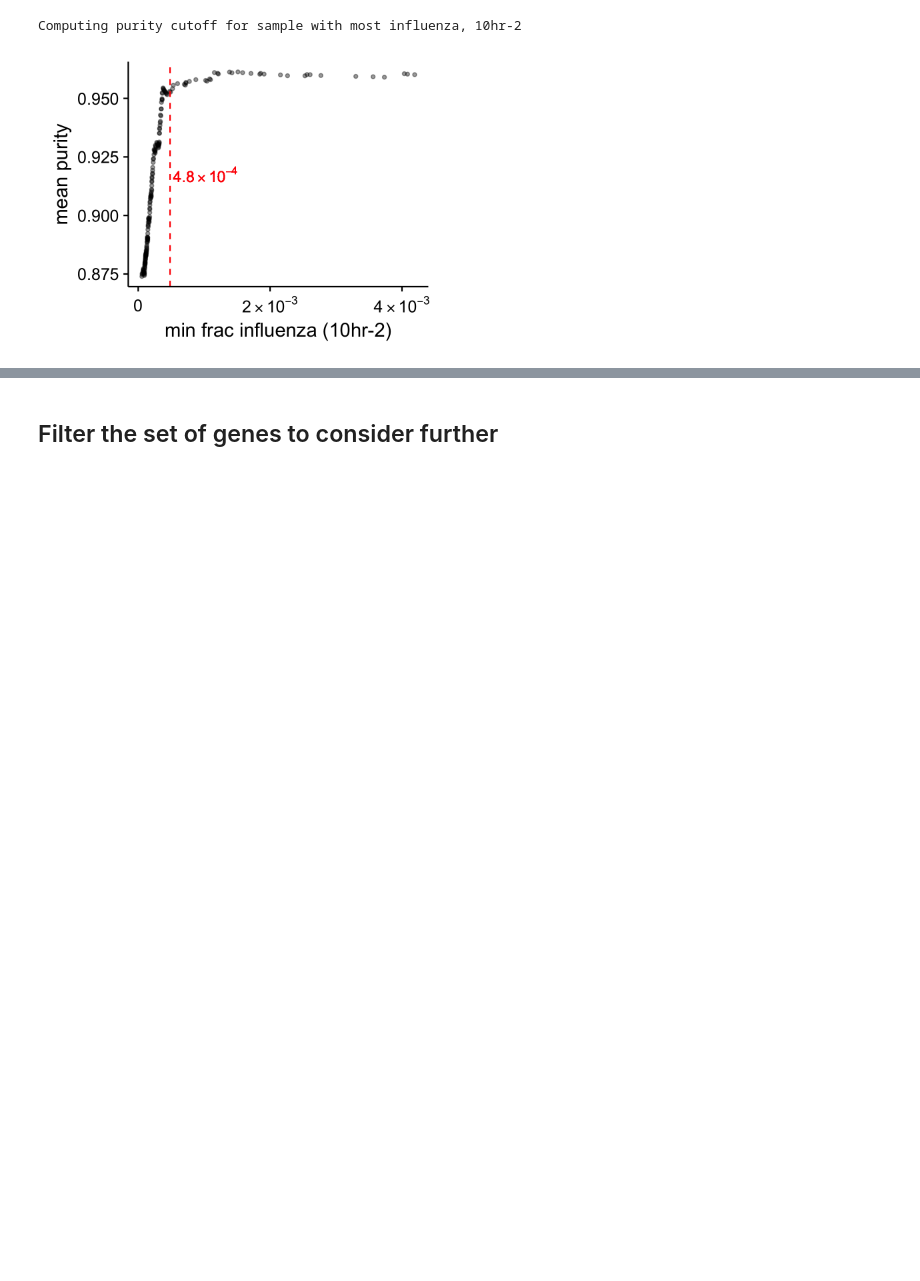
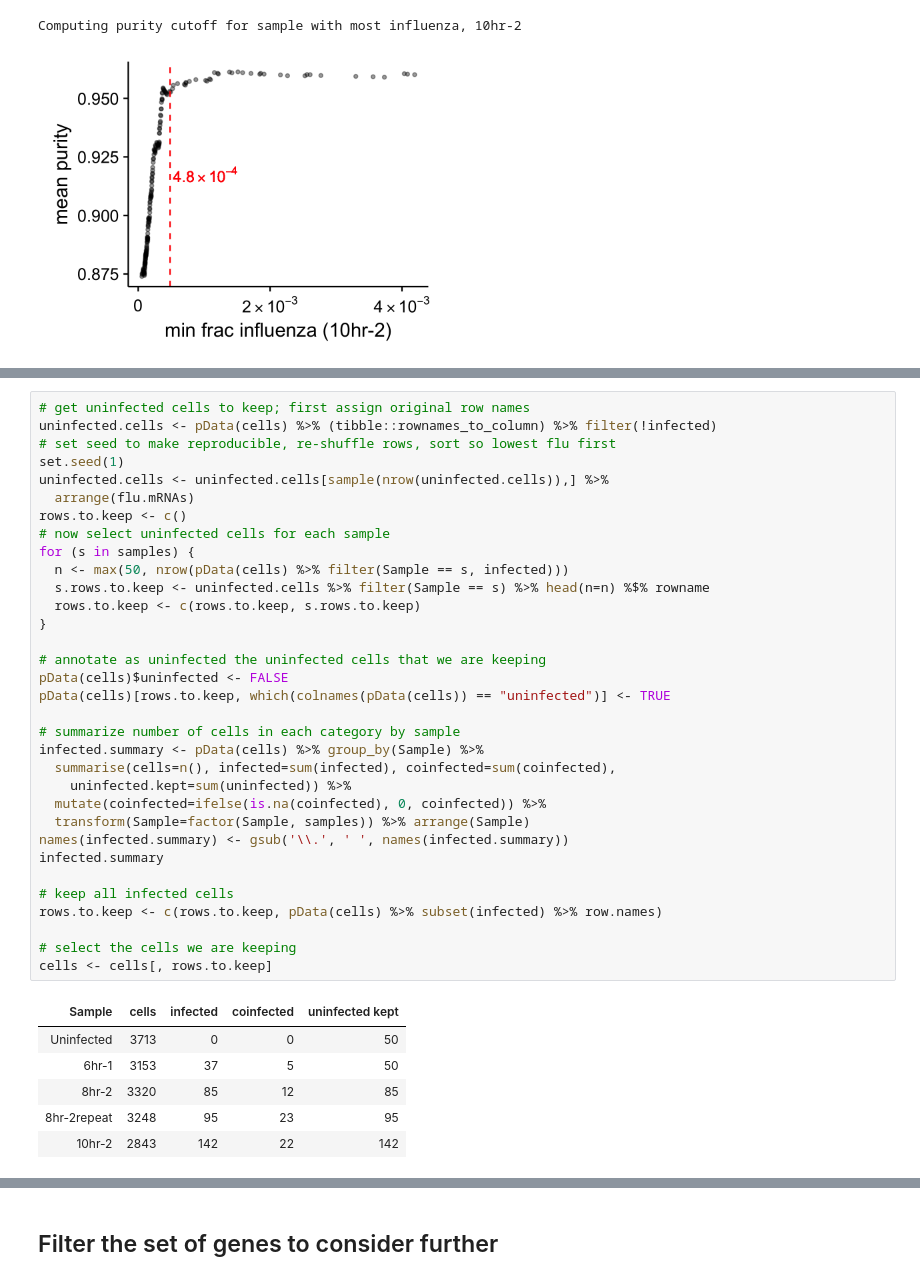
Before and after one commit to jbloomlab/flu_single_cell, a Jupyter notebook: monocle_analysis.ipynb, the cells around one changed output, grey strips where cells are left out. Drawn from its saved outputs; the diff is of its cells as text; blank space fills up the shorter version.

```diff
--- a/monocle_analysis.ipynb
+++ b/monocle_analysis.ipynb
@@ -446,0 +436,40 @@ saveShowPlot(p.frac.flu.summary, width=9, height=9.5)
+# %%
+# get uninfected cells to keep; first assign original row names
+uninfected.cells <- pData(cells) %>% (tibble::rownames_to_column) %>% filter(!infected)
+# set seed to make reproducible, re-shuffle rows, sort so lowest flu first
+set.seed(1)
+uninfected.cells <- uninfected.cells[sample(nrow(uninfected.cells)),] %>%
+  arrange(flu.mRNAs)
+rows.to.keep <- c()
+# now select uninfected cells for each sample
+for (s in samples) {
+  n <- max(50, nrow(pData(cells) %>% filter(Sample == s, infected)))
+  s.rows.to.keep <- uninfected.cells %>% filter(Sample == s) %>% head(n=n) %$% rowname
+  rows.to.keep <- c(rows.to.keep, s.rows.to.keep)
+}
+
+# annotate as uninfected the uninfected cells that we are keeping
+pData(cells)$uninfected <- FALSE
+pData(cells)[rows.to.keep, which(colnames(pData(cells)) == "uninfected")] <- TRUE
+
+# summarize number of cells in each category by sample
+infected.summary <- pData(cells) %>% group_by(Sample) %>%
+  summarise(cells=n(), infected=sum(infected), coinfected=sum(coinfected),
+    uninfected.kept=sum(uninfected)) %>%
+  mutate(coinfected=ifelse(is.na(coinfected), 0, coinfected)) %>%
+  transform(Sample=factor(Sample, samples)) %>% arrange(Sample)
+names(infected.summary) <- gsub('\\.', ' ', names(infected.summary))
+infected.summary
+
+# keep all infected cells
+rows.to.keep <- c(rows.to.keep, pData(cells) %>% subset(infected) %>% row.names)
+
+# select the cells we are keeping
+cells <- cells[, rows.to.keep]
+# %% [output]
+| Sample | cells | infected | coinfected | uninfected kept |
+| Uninfected | 3713 | 0 | 0 | 50 |
+| 6hr-1 | 3153 | 37 | 5 | 50 |
+| 8hr-2 | 3320 | 85 | 12 | 85 |
+| 8hr-2repeat | 3248 | 95 | 23 | 95 |
+| 10hr-2 | 2843 | 142 | 22 | 142 |
```
Also changed, not shown: parts of 16 cells of this notebook.
